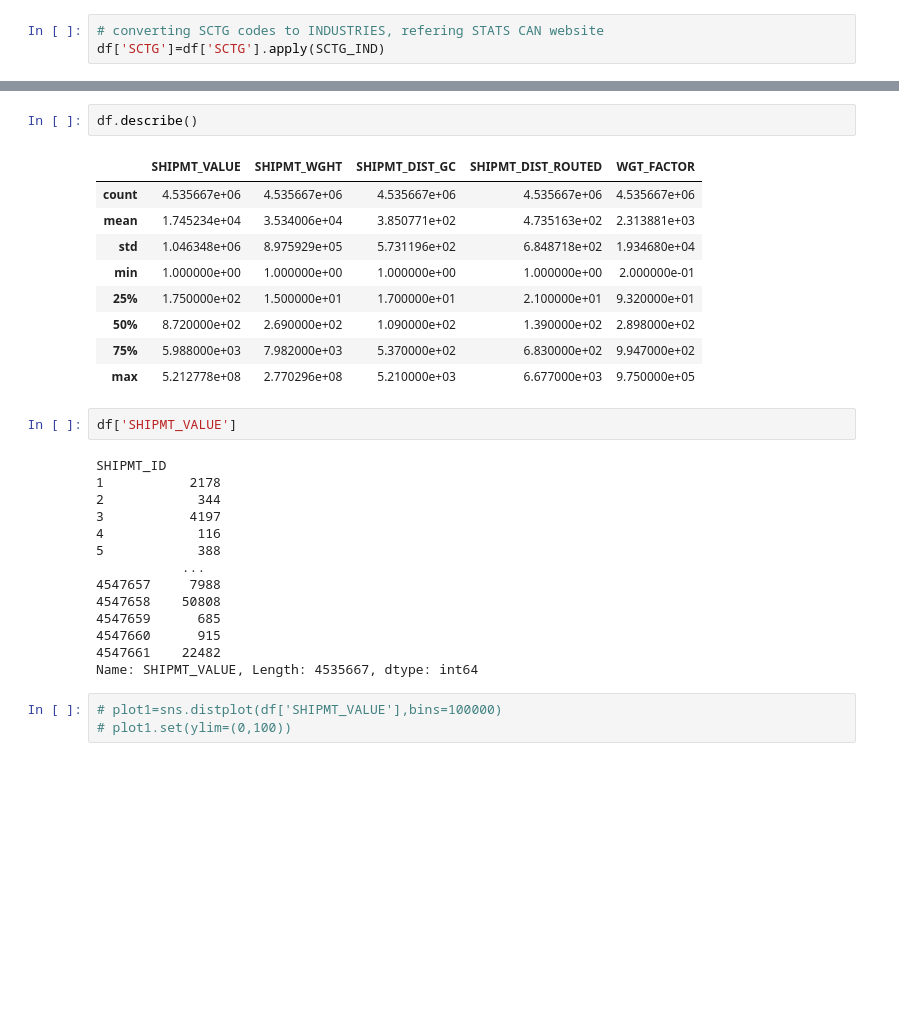
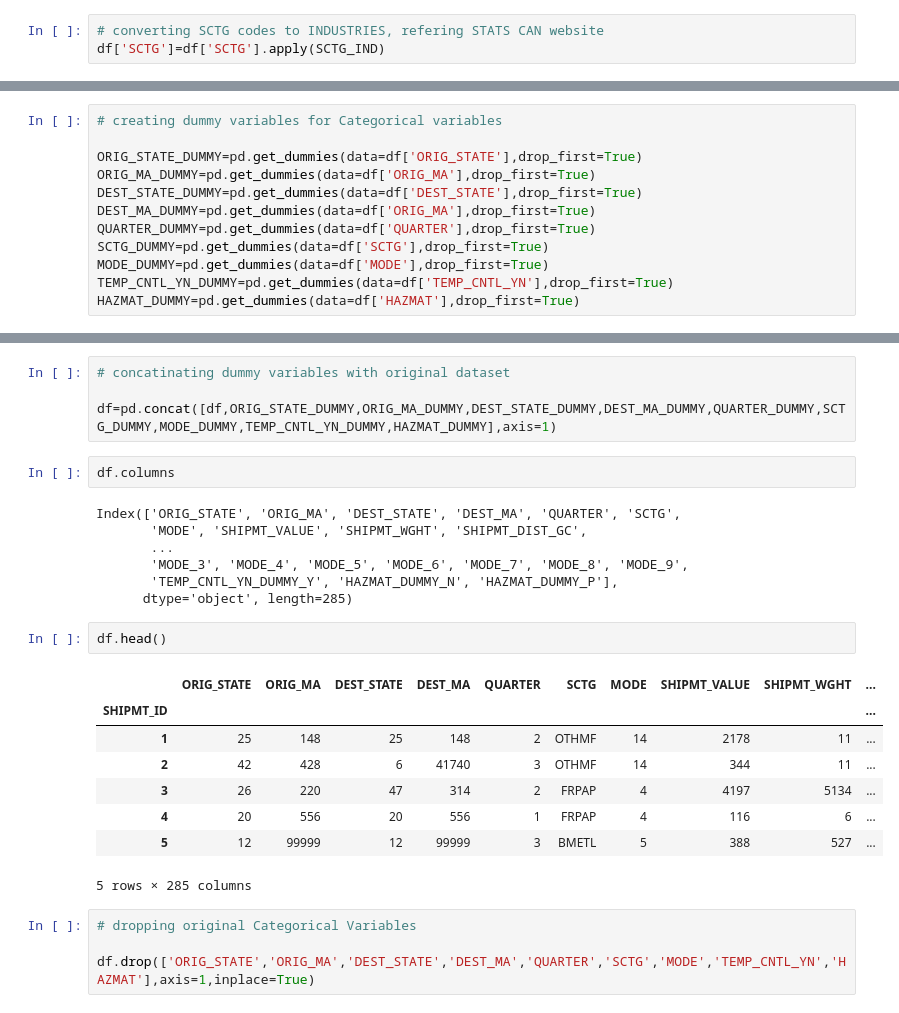
Before and after one commit to Niyati3029/CapstoneProject2020, a Jupyter notebook: DataPreProcess_Pranshu.ipynb, the cells around one changed output, grey strips where cells are left out. Saved outputs shown, nothing was run; the diff lists cells and outputs as text; blank space fills up the shorter version.

```diff
--- a/DataPreProcess_Pranshu.ipynb
+++ b/DataPreProcess_Pranshu.ipynb
@@ -241,0 +291,12 @@ df[df['EXPORT_YN']=='Y']
+# %%
+# creating dummy variables for Categorical variables
+
+ORIG_STATE_DUMMY=pd.get_dummies(data=df['ORIG_STATE'],drop_first=True)
+ORIG_MA_DUMMY=pd.get_dummies(data=df['ORIG_MA'],drop_first=True)
+DEST_STATE_DUMMY=pd.get_dummies(data=df['DEST_STATE'],drop_first=True)
+DEST_MA_DUMMY=pd.get_dummies(data=df['ORIG_MA'],drop_first=True)
+QUARTER_DUMMY=pd.get_dummies(data=df['QUARTER'],drop_first=True)
+SCTG_DUMMY=pd.get_dummies(data=df['SCTG'],drop_first=True)
+MODE_DUMMY=pd.get_dummies(data=df['MODE'],drop_first=True)
+TEMP_CNTL_YN_DUMMY=pd.get_dummies(data=df['TEMP_CNTL_YN'],drop_first=True)
+HAZMAT_DUMMY=pd.get_dummies(data=df['HAZMAT'],drop_first=True)
@@ -242,31 +354,28 @@ df[df['EXPORT_YN']=='Y']
+# %%
+# concatinating dummy variables with original dataset
+
+df=pd.concat([df,ORIG_STATE_DUMMY,ORIG_MA_DUMMY,DEST_STATE_DUMMY,DEST_MA_DUMMY,QUARTER_DUMMY,SCTG_DUMMY,MODE_DUMMY,TEMP_CNTL_YN_DUMMY,HAZMAT_DUMMY],axis=1)
 # %%
-df.describe()
+df.columns
 # %% [output]
-|  | SHIPMT_VALUE | SHIPMT_WGHT | SHIPMT_DIST_GC | SHIPMT_DIST_ROUTED | WGT_FACTOR |
-| count | 4.535667e+06 | 4.535667e+06 | 4.535667e+06 | 4.535667e+06 | 4.535667e+06 |
-| mean | 1.745234e+04 | 3.534006e+04 | 3.850771e+02 | 4.735163e+02 | 2.313881e+03 |
-| std | 1.046348e+06 | 8.975929e+05 | 5.731196e+02 | 6.848718e+02 | 1.934680e+04 |
-| min | 1.000000e+00 | 1.000000e+00 | 1.000000e+00 | 1.000000e+00 | 2.000000e-01 |
-| 25% | 1.750000e+02 | 1.500000e+01 | 1.700000e+01 | 2.100000e+01 | 9.320000e+01 |
-| 50% | 8.720000e+02 | 2.690000e+02 | 1.090000e+02 | 1.390000e+02 | 2.898000e+02 |
-| 75% | 5.988000e+03 | 7.982000e+03 | 5.370000e+02 | 6.830000e+02 | 9.947000e+02 |
-| max | 5.212778e+08 | 2.770296e+08 | 5.210000e+03 | 6.677000e+03 | 9.750000e+05 |
+Index(['ORIG_STATE', 'ORIG_MA', 'DEST_STATE', 'DEST_MA', 'QUARTER', 'SCTG',
+       'MODE', 'SHIPMT_VALUE', 'SHIPMT_WGHT', 'SHIPMT_DIST_GC',
+       ...
+       'MODE_3', 'MODE_4', 'MODE_5', 'MODE_6', 'MODE_7', 'MODE_8', 'MODE_9',
+       'TEMP_CNTL_YN_DUMMY_Y', 'HAZMAT_DUMMY_N', 'HAZMAT_DUMMY_P'],
+      dtype='object', length=285)
 # %%
-df['SHIPMT_VALUE']
+df.head()
 # %% [output]
+|  | ORIG_STATE | ORIG_MA | DEST_STATE | DEST_MA | QUARTER | SCTG | MODE | SHIPMT_VALUE | SHIPMT_WGHT | ... |
+| SHIPMT_ID |  |  |  |  |  |  |  |  |  | ... |
+| 1 | 25 | 148 | 25 | 148 | 2 | OTHMF | 14 | 2178 | 11 | ... |
+| 2 | 42 | 428 | 6 | 41740 | 3 | OTHMF | 14 | 344 | 11 | ... |
+| 3 | 26 | 220 | 47 | 314 | 2 | FRPAP | 4 | 4197 | 5134 | ... |
+| 4 | 20 | 556 | 20 | 556 | 1 | FRPAP | 4 | 116 | 6 | ... |
+| 5 | 12 | 99999 | 12 | 99999 | 3 | BMETL | 5 | 388 | 527 | ... |
-SHIPMT_ID
-1           2178
-2            344
-3           4197
-4            116
-5            388
-           ...
-4547657     7988
-4547658    50808
-4547659      685
-4547660      915
-4547661    22482
-Name: SHIPMT_VALUE, Length: 4535667, dtype: int64
+5 rows × 285 columns
-# %%
-# plot1=sns.distplot(df['SHIPMT_VALUE'],bins=100000)
-# plot1.set(ylim=(0,100))
+# %%
+# dropping original Categorical Variables
+
+df.drop(['ORIG_STATE','ORIG_MA','DEST_STATE','DEST_MA','QUARTER','SCTG','MODE','TEMP_CNTL_YN','HAZMAT'],axis=1,inplace=True)
```
Also changed, not shown: parts of 39 cells of this notebook.
